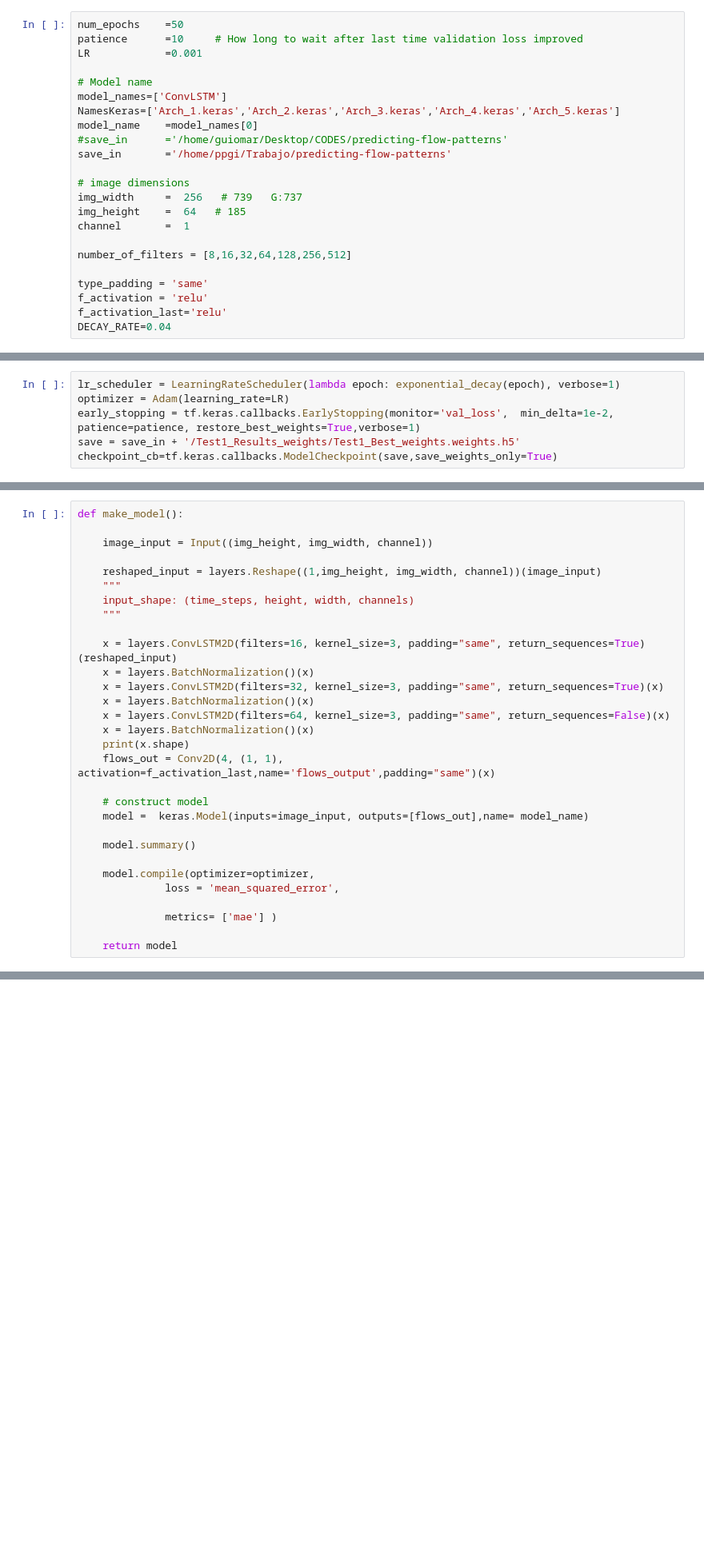
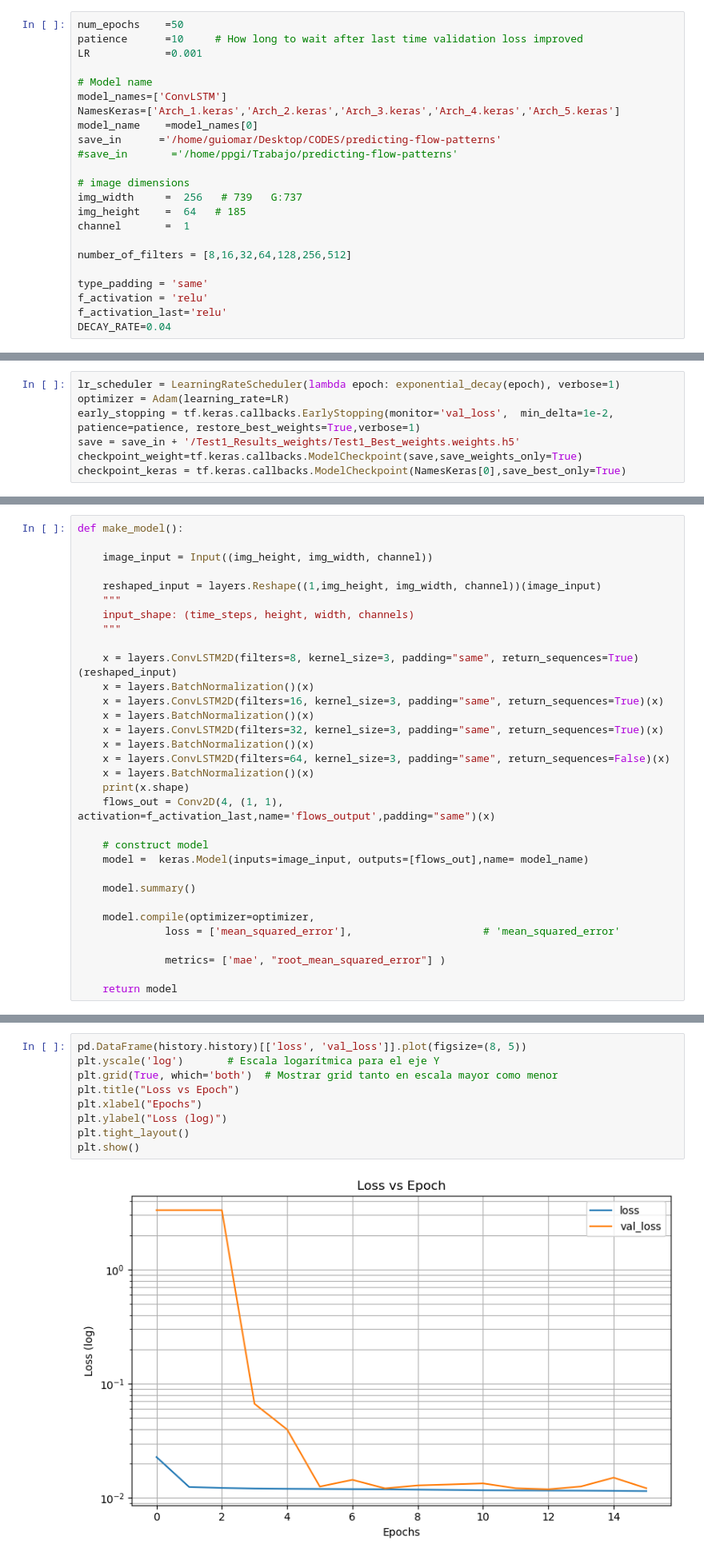
Before and after one commit to andromeda2075/predicting-flow-patterns, a Jupyter notebook: New11.ipynb, the cells around one changed output, grey strips where cells are left out. Shown at 80% size. Saved outputs shown, nothing was run; the diff lists cells and outputs as text; blank space fills up the shorter version.

Commit message:
subiendo los ultimos cambios y adaptando el dataset para 20000)

```diff
--- a/New11.ipynb
+++ b/New11.ipynb
@@ -118,8 +135,8 @@ LR            =0.001
 model_names=['ConvLSTM']
 NamesKeras=['Arch_1.keras','Arch_2.keras','Arch_3.keras','Arch_4.keras','Arch_5.keras']
 model_name    =model_names[0]
-#save_in      ='/home/guiomar/Desktop/CODES/predicting-flow-patterns'
-save_in       ='/home/ppgi/Trabajo/predicting-flow-patterns'
+save_in      ='/home/guiomar/Desktop/CODES/predicting-flow-patterns'
+#save_in       ='/home/ppgi/Trabajo/predicting-flow-patterns'
 
 # image dimensions
 img_width     =  256   # 739   G:737
@@ -156,4 +177,5 @@ lr_scheduler = LearningRateScheduler(lambda epoch: exponential_decay(epoch), ver
 optimizer = Adam(learning_rate=LR)
 early_stopping = tf.keras.callbacks.EarlyStopping(monitor='val_loss',  min_delta=1e-2, patience=patience, restore_best_weights=True,verbose=1)
 save = save_in + '/Test1_Results_weights/Test1_Best_weights.weights.h5'
-checkpoint_cb=tf.keras.callbacks.ModelCheckpoint(save,save_weights_only=True)
+checkpoint_weight=tf.keras.callbacks.ModelCheckpoint(save,save_weights_only=True)
+checkpoint_keras = tf.keras.callbacks.ModelCheckpoint(NamesKeras[0],save_best_only=True)
@@ -192,7 +208,9 @@ def make_model():
     input_shape: (time_steps, height, width, channels)
     """
 
-    x = layers.ConvLSTM2D(filters=16, kernel_size=3, padding="same", return_sequences=True)(reshaped_input)
+    x = layers.ConvLSTM2D(filters=8, kernel_size=3, padding="same", return_sequences=True)(reshaped_input)
+    x = layers.BatchNormalization()(x)
+    x = layers.ConvLSTM2D(filters=16, kernel_size=3, padding="same", return_sequences=True)(x)
     x = layers.BatchNormalization()(x)
     x = layers.ConvLSTM2D(filters=32, kernel_size=3, padding="same", return_sequences=True)(x)
     x = layers.BatchNormalization()(x)
@@ -207,9 +225,9 @@ def make_model():
     model.summary()
 
     model.compile(optimizer=optimizer,
-              loss = 'mean_squared_error',
+              loss = ['mean_squared_error'],                     # 'mean_squared_error'
 
-              metrics= ['mae'] )
+              metrics= ['mae', "root_mean_squared_error"] )
 
     return model
 # %%
@@ -325,0 +401,11 @@ PREDICTING TIME IN  2.8028 seconds.
+# %%
+pd.DataFrame(history.history)[['loss', 'val_loss']].plot(figsize=(8, 5))
+plt.yscale('log')       # Escala logarítmica para el eje Y
+plt.grid(True, which='both')  # Mostrar grid tanto en escala mayor como menor
+plt.title("Loss vs Epoch")
+plt.xlabel("Epochs")
+plt.ylabel("Loss (log)")
+plt.tight_layout()
+plt.show()
+# %% [output]
+[figure, added]
```
Also changed, not shown: parts of 32 cells of this notebook, 1 other file.
